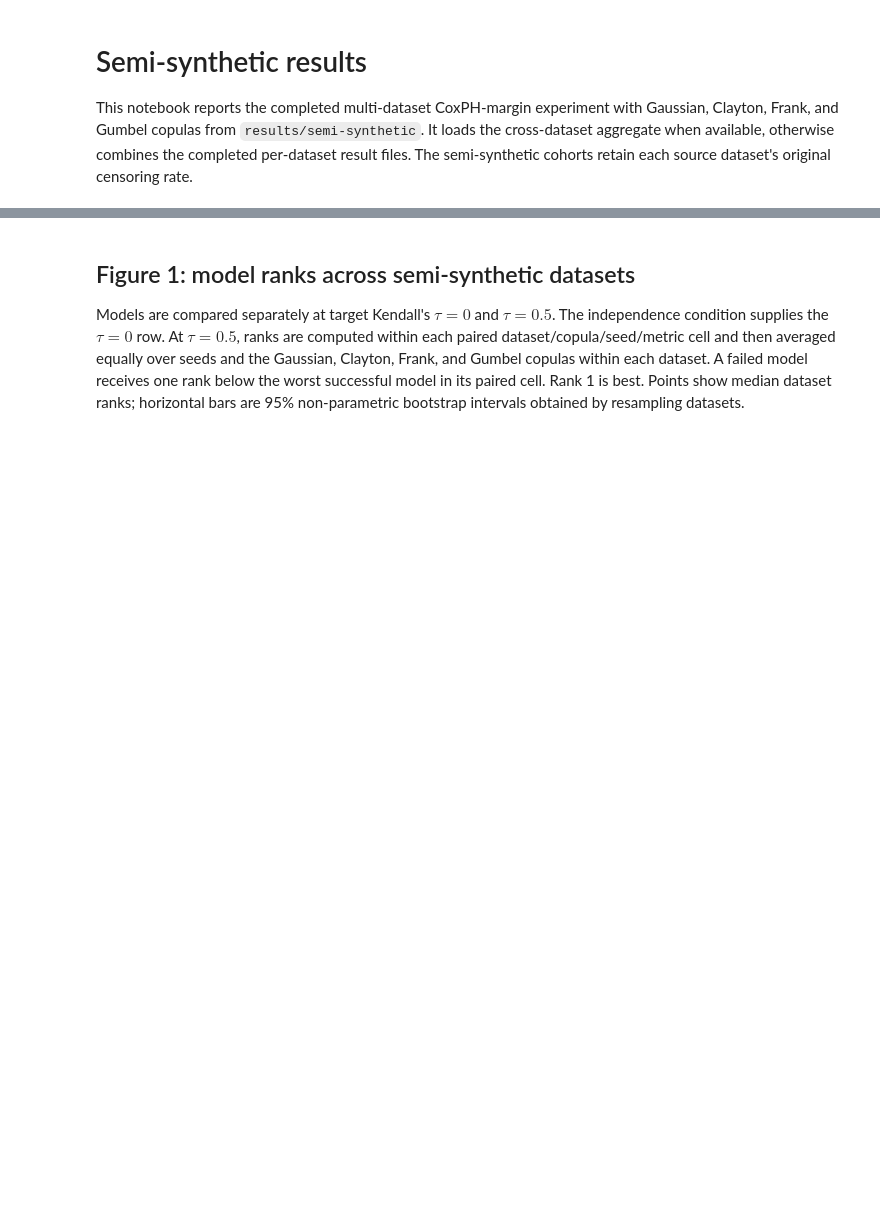
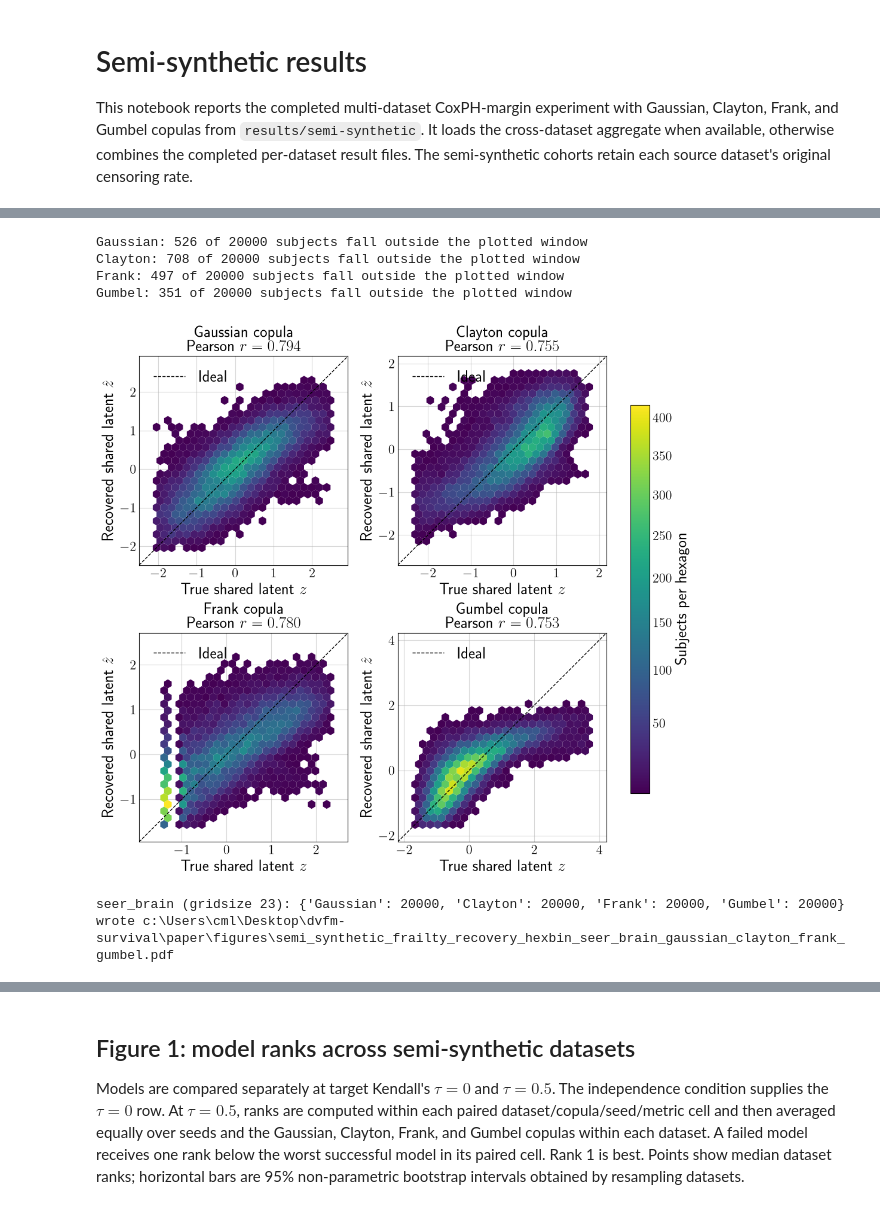
Before and after one commit to kalantari66/dvfm-survival, a Jupyter notebook: notebooks/semi_synthetic_results.ipynb, the cells around one changed output, grey strips where cells are left out. Saved outputs shown, nothing was run; the diff lists cells and outputs as text; code cells hidden in the pictures; blank space fills up the shorter version.

Commit message:
Update plots based on results

```diff
--- a/notebooks/semi_synthetic_results.ipynb
+++ b/notebooks/semi_synthetic_results.ipynb
@@ -22,6 +22,10 @@ plt.rcParams.update({
     "text.usetex": True,
     "text.latex.preamble": r"\usepackage{amsfonts} \usepackage{amstext} \usepackage{bm}",
     "savefig.bbox": "tight",
+    "xtick.major.size": 0,
+    "ytick.major.size": 0,
+    "xtick.minor.size": 0,
+    "ytick.minor.size": 0,
 })
 
 ROOT = Path.cwd()
@@ -184,0 +339,43 @@ print(f"wrote {out}")
+# %%
+# ============================== settings =====================================
+DATASET = "seer_brain"
+COPULAS = ("Gaussian", "Clayton", "Frank", "Gumbel")   # None -> every configured copula
+TAU = 0.50
+POOL_REPEATS = True
+REPEAT = None
+
+X_COLUMN, X_LABEL = "true_z", "True shared latent $z$"
+Y_COLUMN, Y_LABEL = "learned_z_calibrated", "Recovered shared latent $\\hat{z}$"
+
+CLIP_PCT_LOW = 2.0             # raise to trim more of an empty tail
+CLIP_PCT_HIGH = 99.5           # top edge; leave alone unless it clips real data
+BIN_PAD_FRAC = 0.05            # padding baked into the hexbin extent (affects what's binned)
+VIEW_PAD_FRAC = 0.10           # extra margin around the hexagons, axes only -> raise to zoom out
+TARGET_COUNT = 20              # median subjects per hexagon; sets the gridsize
+MINCNT = 1
+CMAP = "viridis"
+NORM_GAMMA = 0.8               # < 1 brightens sparse bins; 1.0 is linear
+
+PANEL_SIZE = (5.0, 4.6)
+GUIDE = dict(color="black", linestyle="--", linewidth=1)
+GRID = dict(alpha=0.5)
+FIGURE_STEM = "semi_synthetic_frailty_recovery_hexbin"
+# ============================================================================
+# Reuses render_latent_recovery_hexbin (and its helpers) defined in the cell above.
+
+fig, hexbin_subjects = render_latent_recovery_hexbin(
+    DATASET, COPULAS, TAU, POOL_REPEATS, REPEAT,
+    X_COLUMN, X_LABEL, Y_COLUMN, Y_LABEL,
+    CLIP_PCT_LOW, CLIP_PCT_HIGH, BIN_PAD_FRAC, VIEW_PAD_FRAC,
+    TARGET_COUNT, MINCNT, CMAP, NORM_GAMMA,
+    PANEL_SIZE, GUIDE, GRID, FIGURE_STEM,
+    nrows=2, ncols=2,
+)
+# %% [output]
+Gaussian: 526 of 20000 subjects fall outside the plotted window
+Clayton: 708 of 20000 subjects fall outside the plotted window
+Frank: 497 of 20000 subjects fall outside the plotted window
+Gumbel: 351 of 20000 subjects fall outside the plotted window
+[figure, added]
+seer_brain (gridsize 23): {'Gaussian': 20000, 'Clayton': 20000, 'Frank': 20000, 'Gumbel': 20000}
+wrote c:\Users\cml\Desktop\dvfm-survival\paper\figures\semi_synthetic_frailty_recovery_hexbin_seer_brain_gaussian_clayton_frank_gumbel.pdf
```
Also changed, not shown: parts of 15 cells of this notebook, 5 other files.
